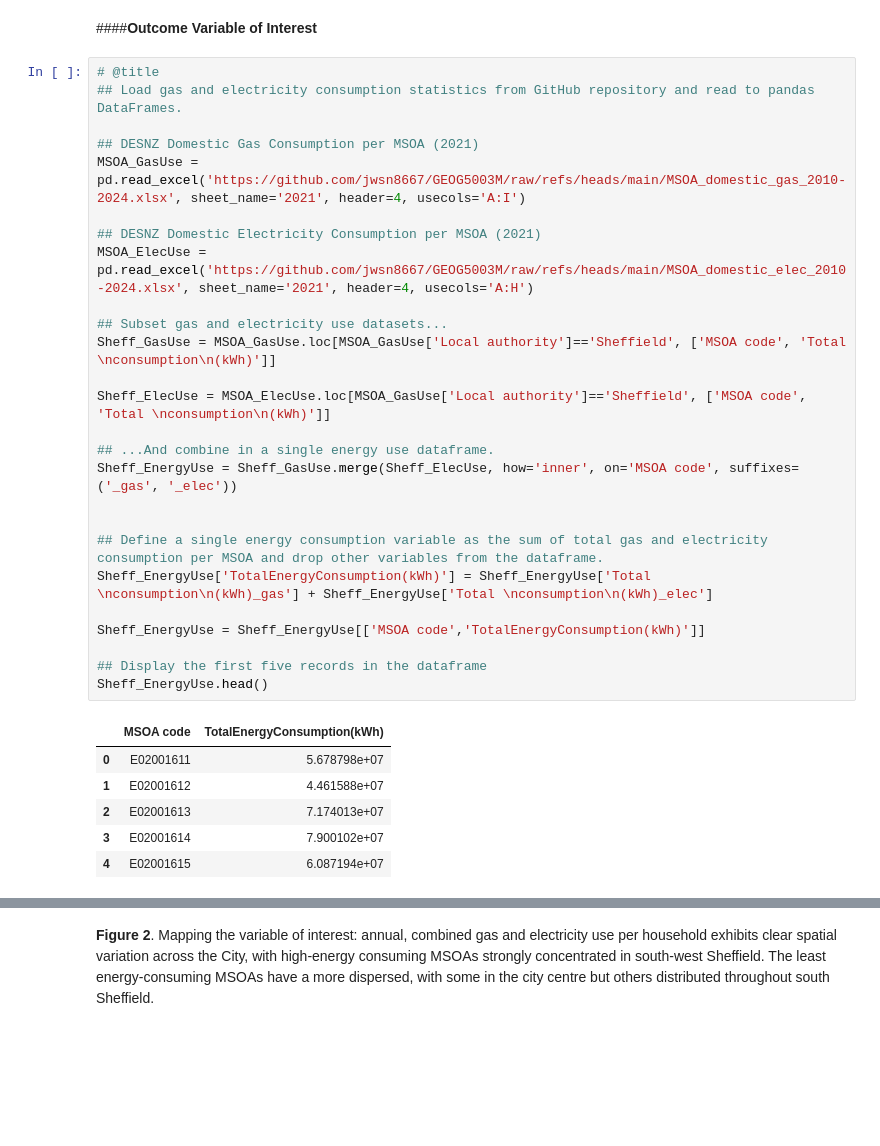
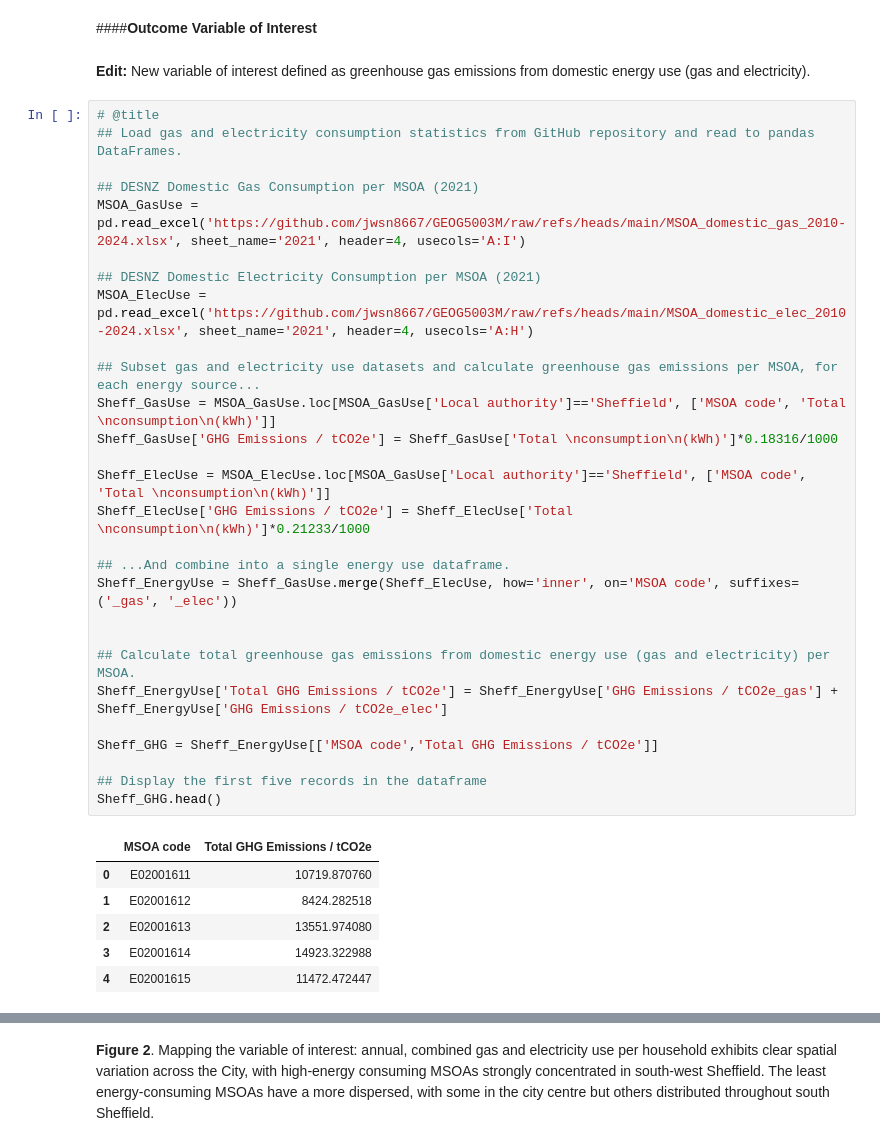
Before and after one commit to jwsn8667/GEOG5003M, a Jupyter notebook: GEOG5003_A2_201913950.ipynb, the cells around one changed output, grey strips where cells are left out. Cells and saved outputs as stored; diff of their text form; blank space fills up the shorter version.

```diff
--- a/GEOG5003_A2_201913950.ipynb
+++ b/GEOG5003_A2_201913950.ipynb
@@ -122,38 +122,42 @@ scale_bar(ax, location="lower left", style="boxes", bar={"projection":geo_msoa.c
 **Figure 1**.  The City of Sheffield defines the study area.  Sheffield's MSOAs are nested within the local authority district.
 # %% [markdown]
 ####**Outcome Variable of Interest**
+# %% [markdown]
+**Edit:** New variable of interest defined as greenhouse gas emissions from domestic energy use (gas and electricity).
 # %%
 # @title
 ## Load gas and electricity consumption statistics from GitHub repository and read to pandas DataFrames.
 
 ## DESNZ Domestic Gas Consumption per MSOA (2021)
 MSOA_GasUse = pd.read_excel('https://github.com/jwsn8667/GEOG5003M/raw/refs/heads/main/MSOA_domestic_gas_2010-2024.xlsx', sheet_name='2021', header=4, usecols='A:I')
 
 ## DESNZ Domestic Electricity Consumption per MSOA (2021)
 MSOA_ElecUse = pd.read_excel('https://github.com/jwsn8667/GEOG5003M/raw/refs/heads/main/MSOA_domestic_elec_2010-2024.xlsx', sheet_name='2021', header=4, usecols='A:H')
 
-## Subset gas and electricity use datasets...
+## Subset gas and electricity use datasets and calculate greenhouse gas emissions per MSOA, for each energy source...
 Sheff_GasUse = MSOA_GasUse.loc[MSOA_GasUse['Local authority']=='Sheffield', ['MSOA code', 'Total \nconsumption\n(kWh)']]
+Sheff_GasUse['GHG Emissions / tCO2e'] = Sheff_GasUse['Total \nconsumption\n(kWh)']*0.18316/1000
 
 Sheff_ElecUse = MSOA_ElecUse.loc[MSOA_GasUse['Local authority']=='Sheffield', ['MSOA code', 'Total \nconsumption\n(kWh)']]
+Sheff_ElecUse['GHG Emissions / tCO2e'] = Sheff_ElecUse['Total \nconsumption\n(kWh)']*0.21233/1000
 
-## ...And combine in a single energy use dataframe.
+## ...And combine into a single energy use dataframe.
 Sheff_EnergyUse = Sheff_GasUse.merge(Sheff_ElecUse, how='inner', on='MSOA code', suffixes=('_gas', '_elec'))
 
 
-## Define a single energy consumption variable as the sum of total gas and electricity consumption per MSOA and drop other variables from the dataframe.
-Sheff_EnergyUse['TotalEnergyConsumption(kWh)'] = Sheff_EnergyUse['Total \nconsumption\n(kWh)_gas'] + Sheff_EnergyUse['Total \nconsumption\n(kWh)_elec']
+## Calculate total greenhouse gas emissions from domestic energy use (gas and electricity) per MSOA.
+Sheff_EnergyUse['Total GHG Emissions / tCO2e'] = Sheff_EnergyUse['GHG Emissions / tCO2e_gas'] + Sheff_EnergyUse['GHG Emissions / tCO2e_elec']
 
-Sheff_EnergyUse = Sheff_EnergyUse[['MSOA code','TotalEnergyConsumption(kWh)']]
+Sheff_GHG = Sheff_EnergyUse[['MSOA code','Total GHG Emissions / tCO2e']]
 
 ## Display the first five records in the dataframe
-Sheff_EnergyUse.head()
+Sheff_GHG.head()
 # %% [output]
-|  | MSOA code | TotalEnergyConsumption(kWh) |
-| 0 | E02001611 | 5.678798e+07 |
-| 1 | E02001612 | 4.461588e+07 |
-| 2 | E02001613 | 7.174013e+07 |
-| 3 | E02001614 | 7.900102e+07 |
-| 4 | E02001615 | 6.087194e+07 |
+|  | MSOA code | Total GHG Emissions / tCO2e |
+| 0 | E02001611 | 10719.870760 |
+| 1 | E02001612 | 8424.282518 |
+| 2 | E02001613 | 13551.974080 |
+| 3 | E02001614 | 14923.322988 |
+| 4 | E02001615 | 11472.472447 |
 # %%
 # @title
```
Also changed, not shown: parts of 7 cells of this notebook.
